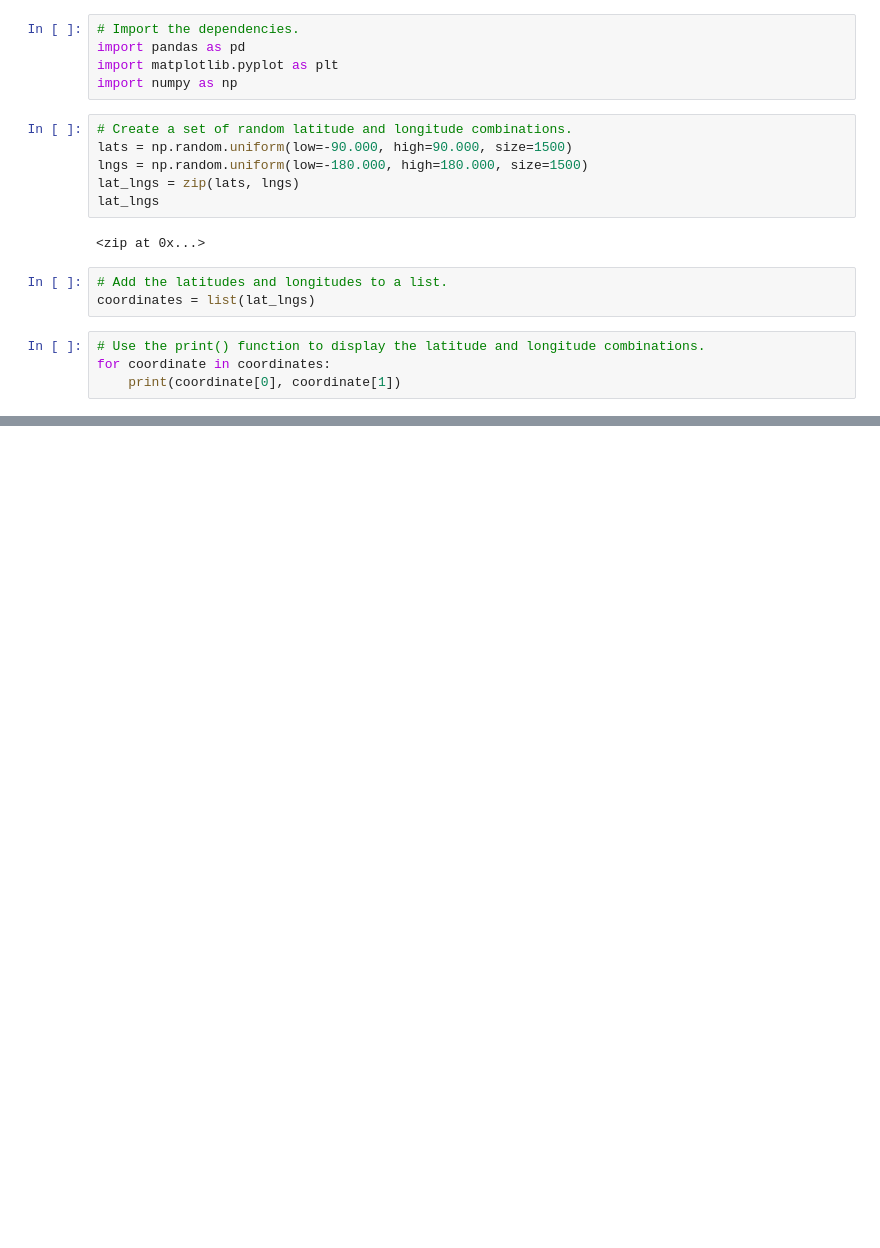
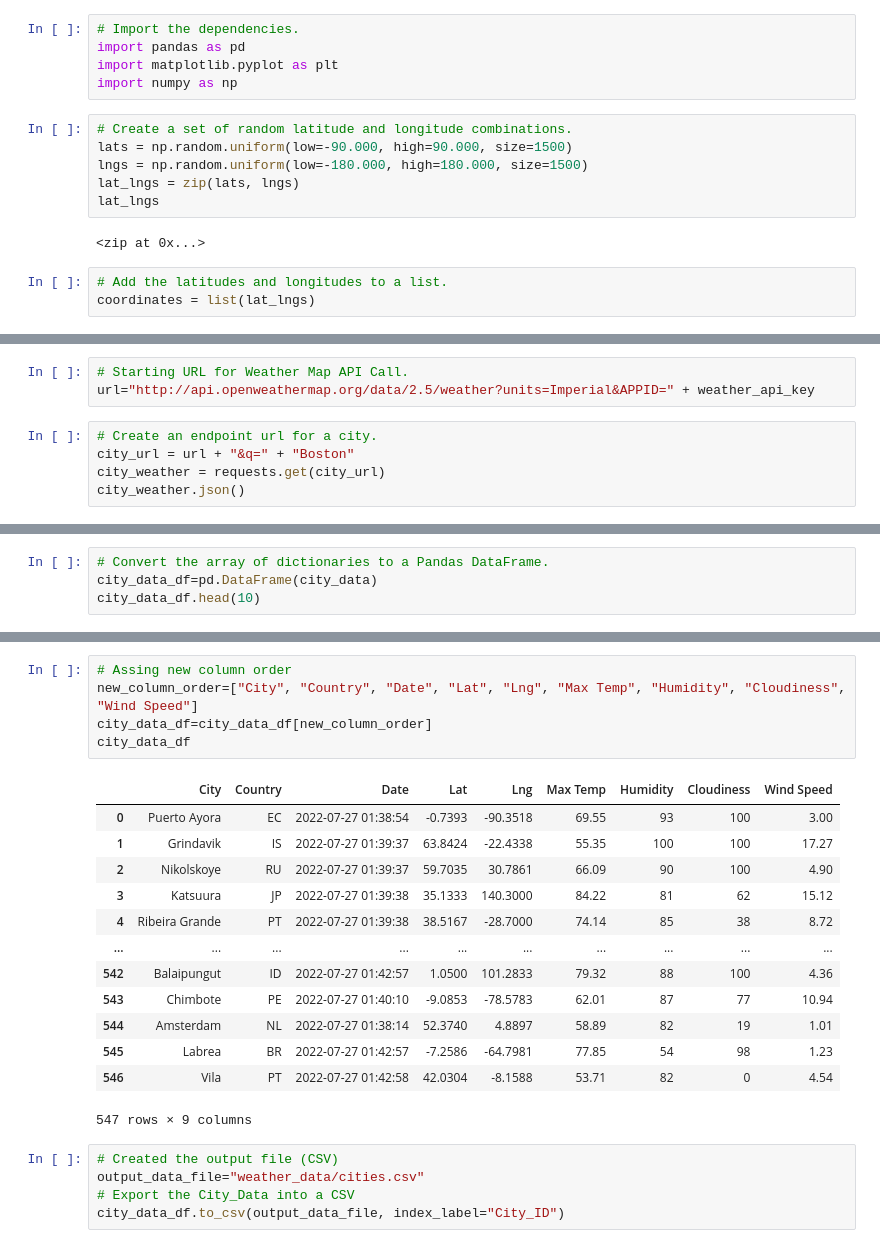
Before and after one commit to jipelletier/World_Weather_Analysis, a Jupyter notebook: World_Weather_Analysis/WeatherPy.ipynb, the cells around one changed output, grey strips where cells are left out. Saved outputs shown, nothing was run; the diff lists cells and outputs as text; blank space fills up the shorter version.

```diff
--- a/World_Weather_Analysis/WeatherPy.ipynb
+++ b/World_Weather_Analysis/WeatherPy.ipynb
@@ -14,7 +14,3 @@ lat_lngs
 # %%
 # Add the latitudes and longitudes to a list.
 coordinates = list(lat_lngs)
-# %%
-# Use the print() function to display the latitude and longitude combinations.
-for coordinate in coordinates:
-    print(coordinate[0], coordinate[1])
@@ -54,0 +40,8 @@ len(cities)
+# %%
+# Starting URL for Weather Map API Call.
+url="http://api.openweathermap.org/data/2.5/weather?units=Imperial&APPID=" + weather_api_key
+# %%
+# Create an endpoint url for a city.
+city_url = url + "&q=" + "Boston"
+city_weather = requests.get(city_url)
+city_weather.json()
@@ -54,0 +185,4 @@ len(cities)
+# %%
+# Convert the array of dictionaries to a Pandas DataFrame.
+city_data_df=pd.DataFrame(city_data)
+city_data_df.head(10)
@@ -54,0 +201,24 @@ len(cities)
+# %%
+# Assing new column order
+new_column_order=["City", "Country", "Date", "Lat", "Lng", "Max Temp", "Humidity", "Cloudiness", "Wind Speed"]
+city_data_df=city_data_df[new_column_order]
+city_data_df
+# %% [output]
+|  | City | Country | Date | Lat | Lng | Max Temp | Humidity | Cloudiness | Wind Speed |
+| 0 | Puerto Ayora | EC | 2022-07-27 01:38:54 | -0.7393 | -90.3518 | 69.55 | 93 | 100 | 3.00 |
+| 1 | Grindavik | IS | 2022-07-27 01:39:37 | 63.8424 | -22.4338 | 55.35 | 100 | 100 | 17.27 |
+| 2 | Nikolskoye | RU | 2022-07-27 01:39:37 | 59.7035 | 30.7861 | 66.09 | 90 | 100 | 4.90 |
+| 3 | Katsuura | JP | 2022-07-27 01:39:38 | 35.1333 | 140.3000 | 84.22 | 81 | 62 | 15.12 |
+| 4 | Ribeira Grande | PT | 2022-07-27 01:39:38 | 38.5167 | -28.7000 | 74.14 | 85 | 38 | 8.72 |
+| ... | ... | ... | ... | ... | ... | ... | ... | ... | ... |
+| 542 | Balaipungut | ID | 2022-07-27 01:42:57 | 1.0500 | 101.2833 | 79.32 | 88 | 100 | 4.36 |
+| 543 | Chimbote | PE | 2022-07-27 01:40:10 | -9.0853 | -78.5783 | 62.01 | 87 | 77 | 10.94 |
+| 544 | Amsterdam | NL | 2022-07-27 01:38:14 | 52.3740 | 4.8897 | 58.89 | 82 | 19 | 1.01 |
+| 545 | Labrea | BR | 2022-07-27 01:42:57 | -7.2586 | -64.7981 | 77.85 | 54 | 98 | 1.23 |
+| 546 | Vila | PT | 2022-07-27 01:42:58 | 42.0304 | -8.1588 | 53.71 | 82 | 0 | 4.54 |
+547 rows × 9 columns
+# %%
+# Created the output file (CSV)
+output_data_file="weather_data/cities.csv"
+# Export the City_Data into a CSV
+city_data_df.to_csv(output_data_file, index_label="City_ID")
```
Also changed, not shown: parts of 16 cells of this notebook, 2 other files.
